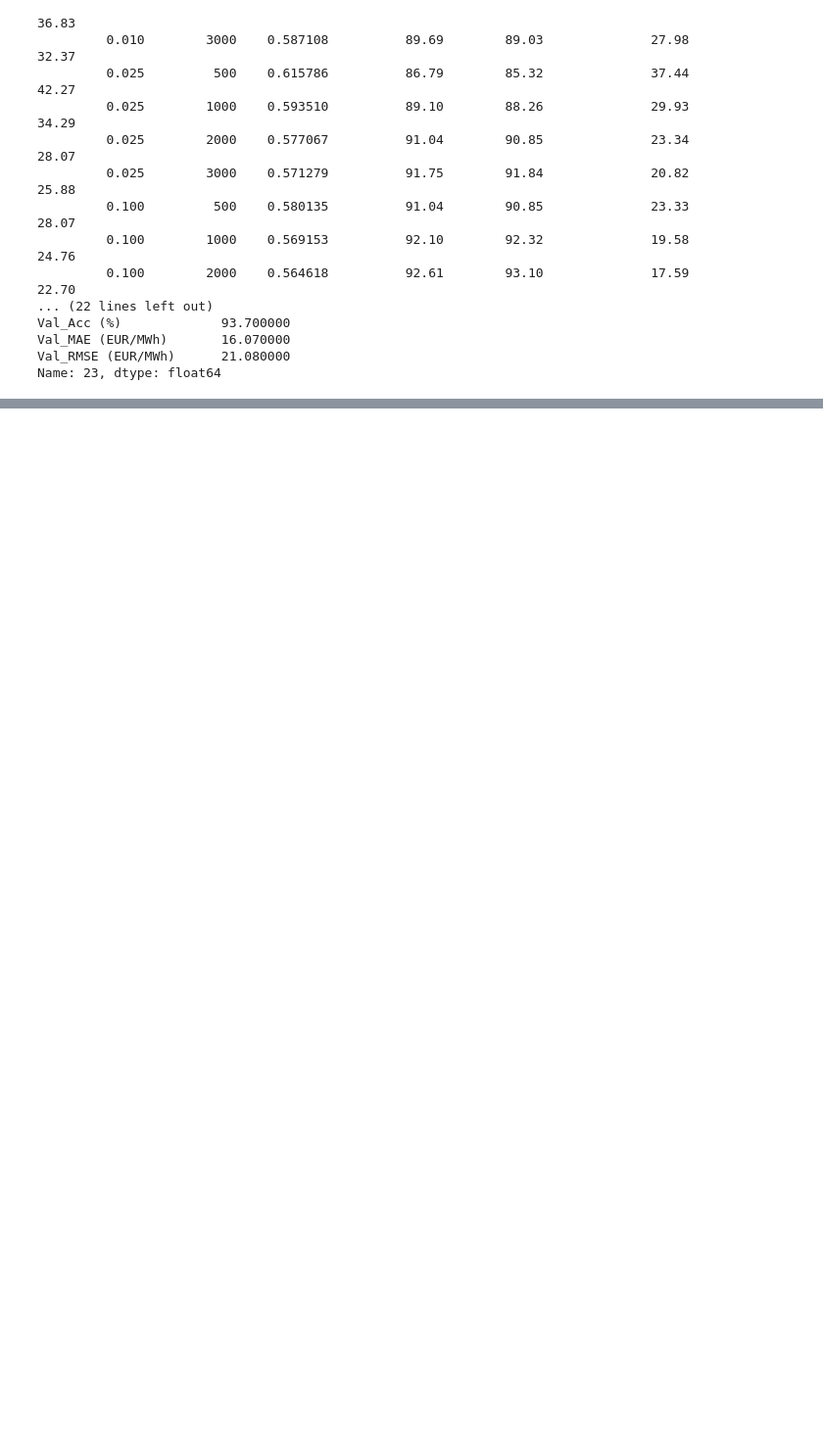
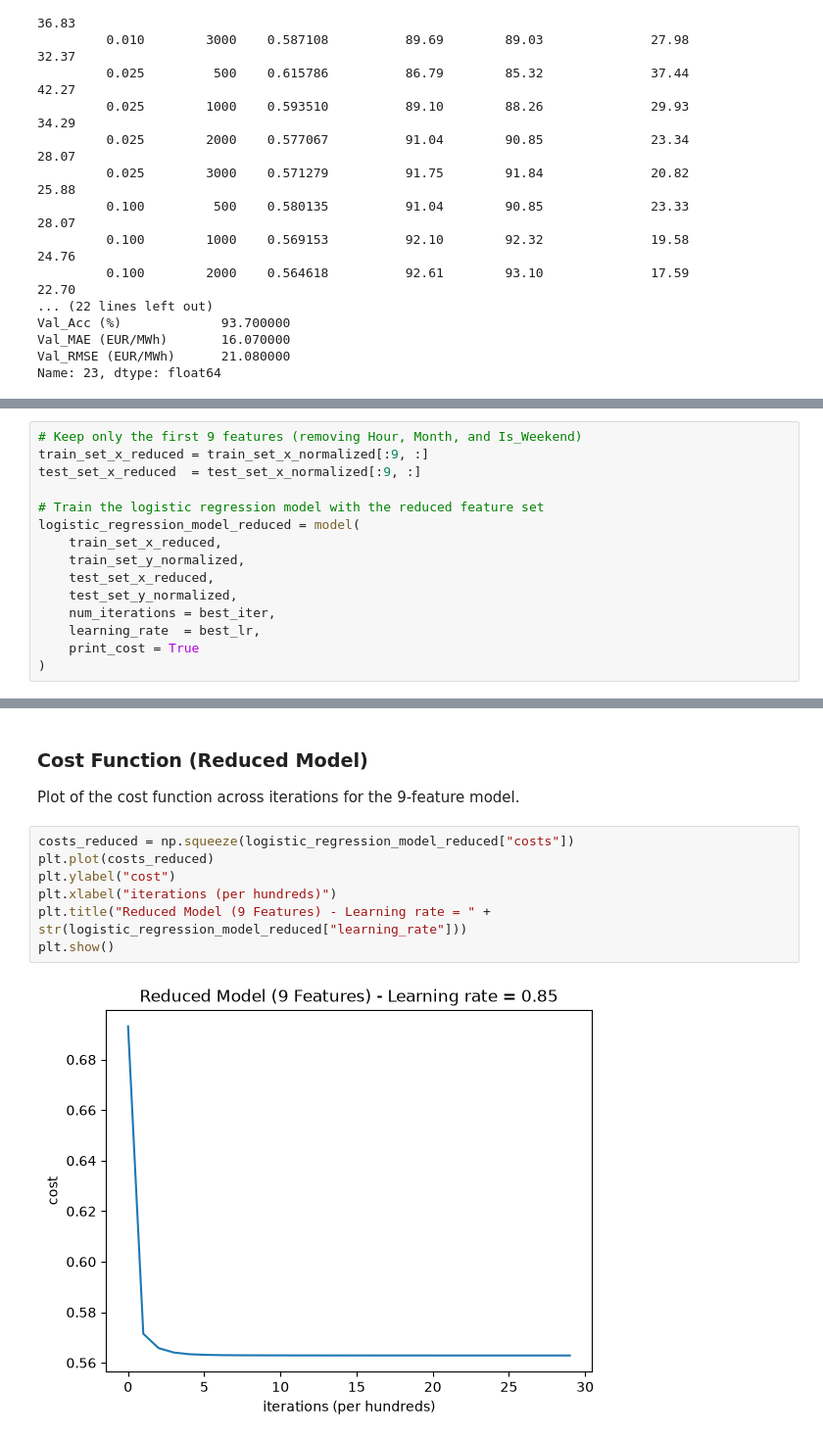
Before and after one commit to arrosdelsenyoret/ElectricityForecastingKTHProMJ2507, a Jupyter notebook: 02_Logistic_regression.ipynb, the cells around one changed output, grey strips where cells are left out. Shown at 98% size. Saved outputs shown, nothing was run; the diff lists cells and outputs as text; blank space fills up the shorter version.

```diff
--- a/02_Logistic_regression.ipynb
+++ b/02_Logistic_regression.ipynb
@@ -458,0 +592,15 @@ Nuclear_Generation_MW  0.1277      0.1277                   1.5409 Increases Pri
+# %%
+# Keep only the first 9 features (removing Hour, Month, and Is_Weekend)
+train_set_x_reduced = train_set_x_normalized[:9, :]
+test_set_x_reduced  = test_set_x_normalized[:9, :]
+
+# Train the logistic regression model with the reduced feature set
+logistic_regression_model_reduced = model(
+    train_set_x_reduced,
+    train_set_y_normalized,
+    test_set_x_reduced,
+    test_set_y_normalized,
+    num_iterations = best_iter,
+    learning_rate  = best_lr,
+    print_cost = True
+)
@@ -458,0 +625,12 @@ Nuclear_Generation_MW  0.1277      0.1277                   1.5409 Increases Pri
+# %% [markdown]
+### Cost Function (Reduced Model)
+Plot of the cost function across iterations for the 9-feature model.
+# %%
+costs_reduced = np.squeeze(logistic_regression_model_reduced["costs"])
+plt.plot(costs_reduced)
+plt.ylabel("cost")
+plt.xlabel("iterations (per hundreds)")
+plt.title("Reduced Model (9 Features) - Learning rate = " + str(logistic_regression_model_reduced["learning_rate"]))
+plt.show()
+# %% [output]
+[figure, added]
```
Also changed, not shown: parts of 26 cells of this notebook.
